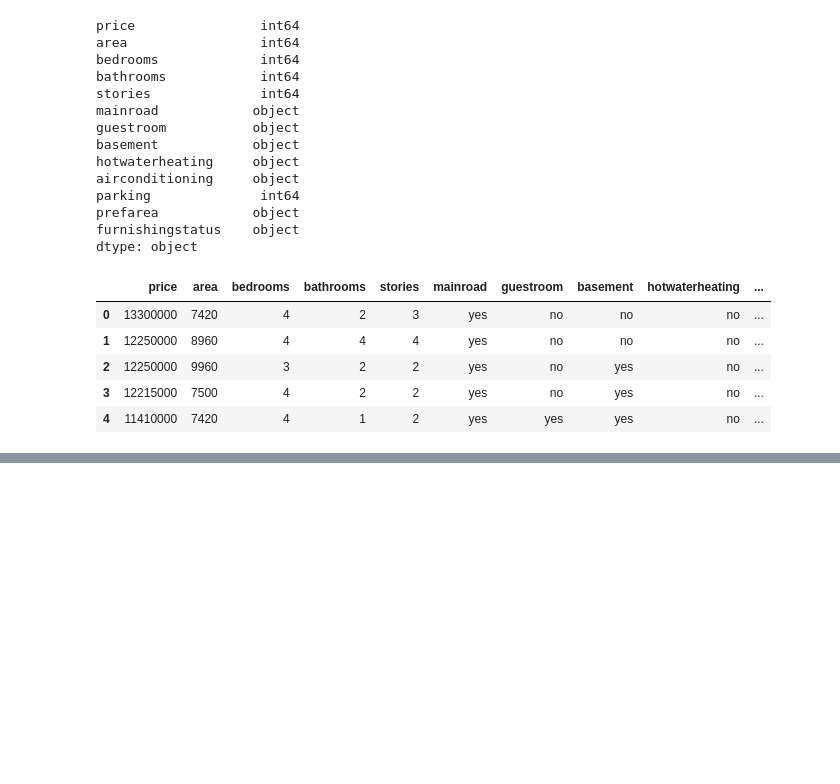
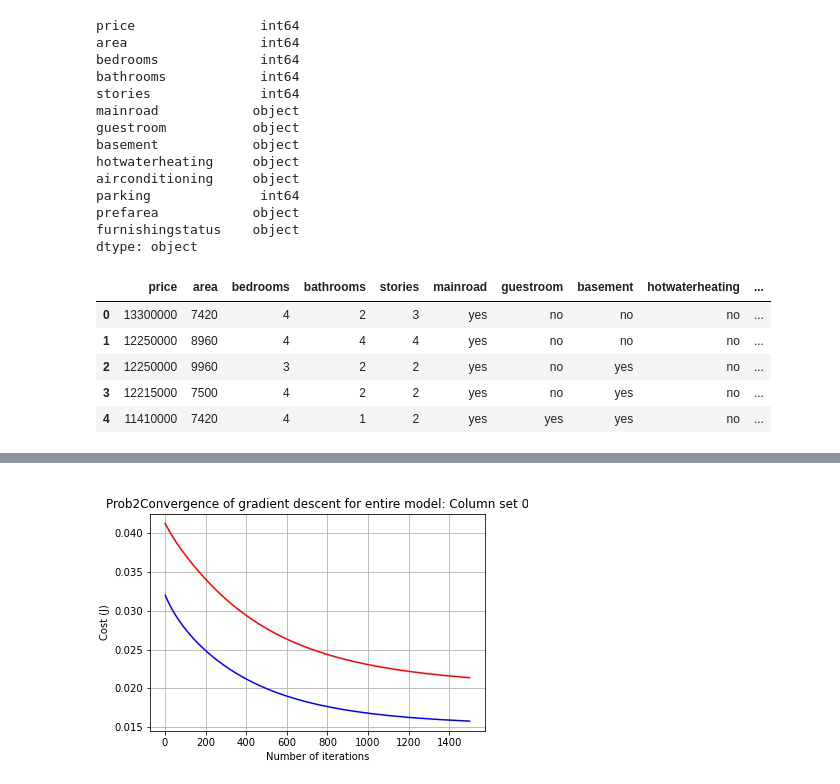
Before and after one commit to mrNoahItAllss/INTRO_TO_ML_REPO, a Jupyter notebook: HW1_LinearRegHousing/HW0_Rev0_Noah_Telfer_801196211.ipynb, the cells around one changed output, grey strips where cells are left out. Saved outputs shown, nothing was run; the diff lists cells and outputs as text; code cells hidden in the pictures; blank space fills up the shorter version.

```diff
--- a/HW1_LinearRegHousing/HW0_Rev0_Noah_Telfer_801196211.ipynb
+++ b/HW1_LinearRegHousing/HW0_Rev0_Noah_Telfer_801196211.ipynb
@@ -214,0 +357,4 @@ plt.savefig('convergence_part2.jpg')
+# %%
+Image.open(graphs[2])
+# %% [output]
+[figure, added]
```
Also changed, not shown: parts of 28 cells of this notebook, 1 other file.
